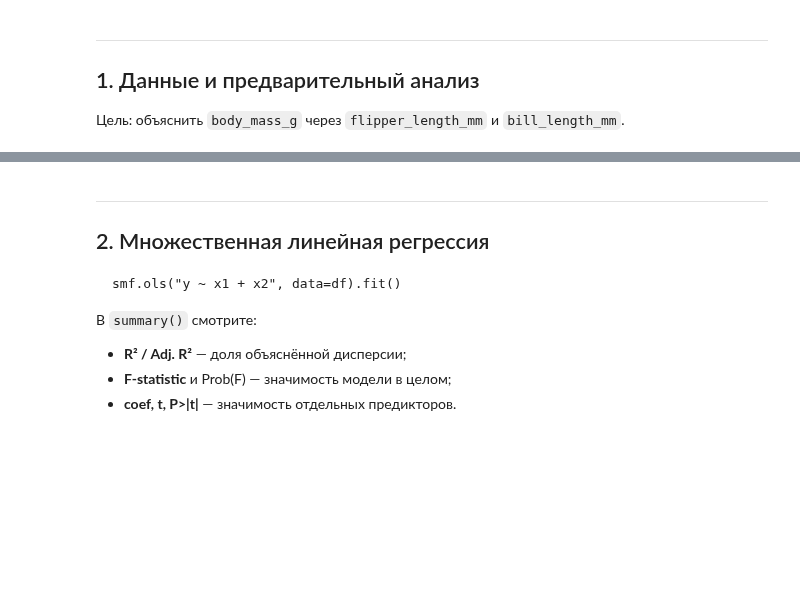
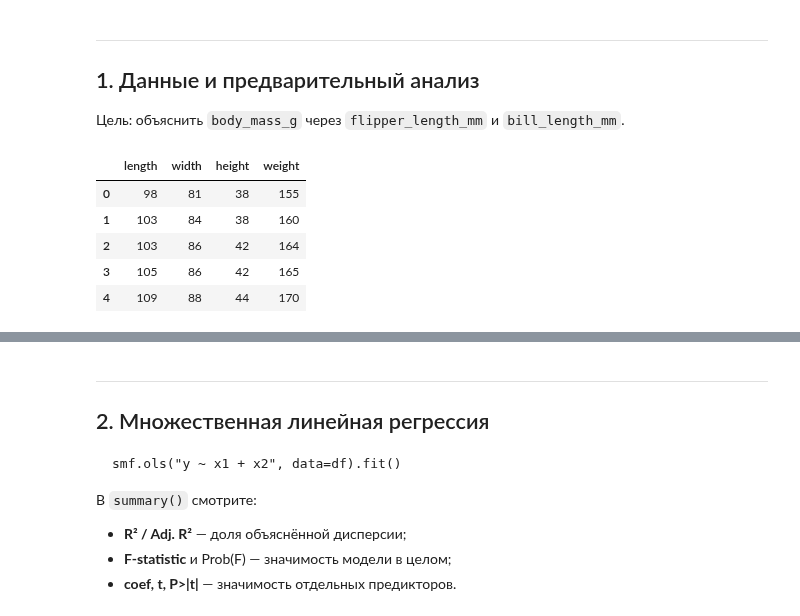
Before and after one commit to Qweeckusha/big_data_vvsu, a Jupyter notebook: practices/lab7/Task_07_Regression_Python.ipynb, the cells around one changed output, grey strips where cells are left out. Cells and saved outputs as stored; diff of their text form; code cells hidden in the pictures; blank space fills up the shorter version.

```diff
--- a/practices/lab7/Task_07_Regression_Python.ipynb
+++ b/practices/lab7/Task_07_Regression_Python.ipynb
@@ -38,10 +38,14 @@ sns.set_style("whitegrid")
 
 Цель: объяснить `body_mass_g` через `flipper_length_mm` и `bill_length_mm`.
 # %%
-penguins = sns.load_dataset("penguins").dropna()
-cols = ["body_mass_g", "flipper_length_mm", "bill_length_mm"]
-df = penguins[cols].copy()
-print(df.head())
-print(df.describe().round(1))
+df = pd.read_csv("Turtle.csv", sep=";")
+df.head()
+# %% [output]
+|  | length | width | height | weight |
+| 0 | 98 | 81 | 38 | 155 |
+| 1 | 103 | 84 | 38 | 160 |
+| 2 | 103 | 86 | 42 | 164 |
+| 3 | 105 | 86 | 42 | 165 |
+| 4 | 109 | 88 | 44 | 170 |
 # %%
 print("=== Shapiro–Wilk ===")
```
Also changed, not shown: parts of 14 cells of this notebook.
